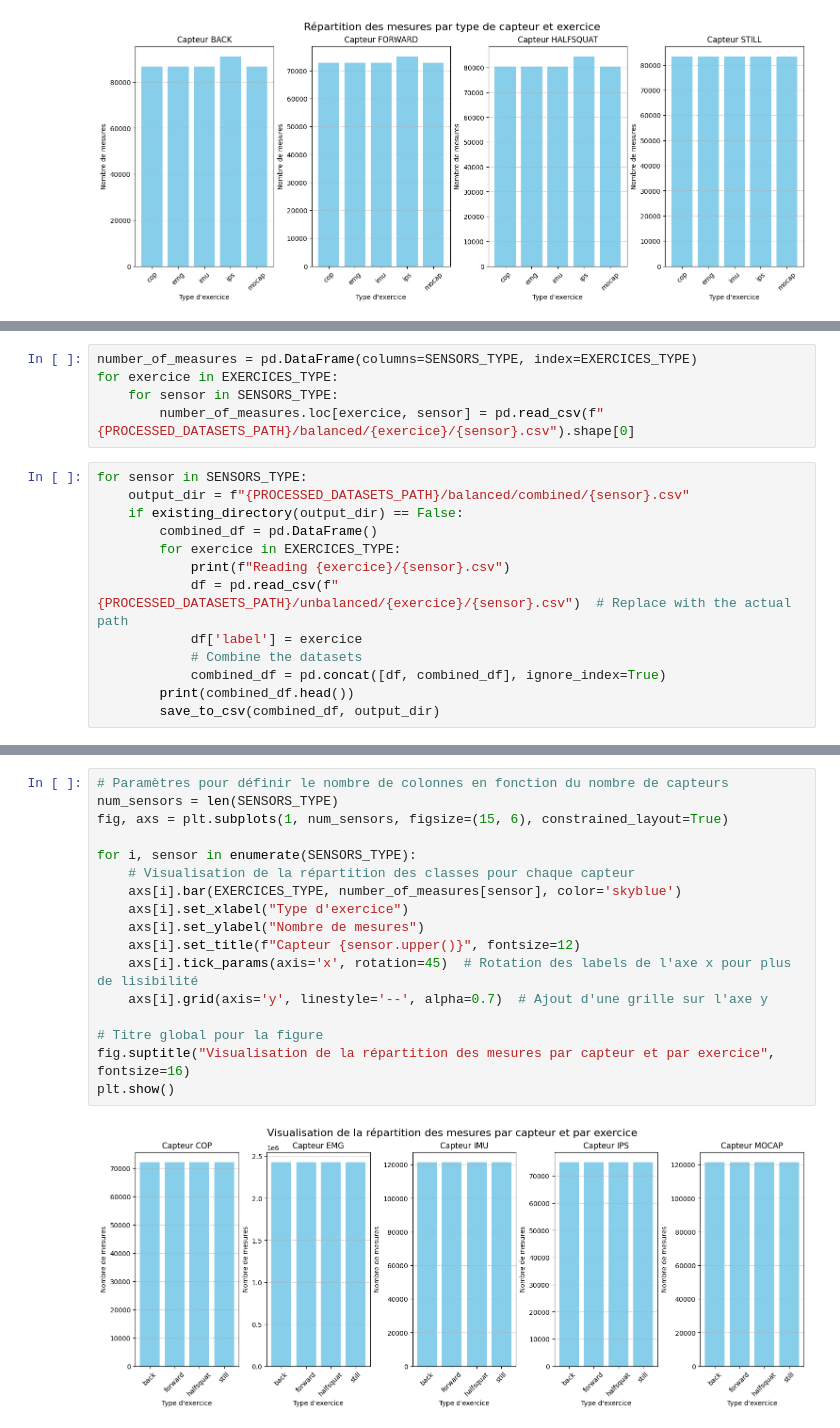
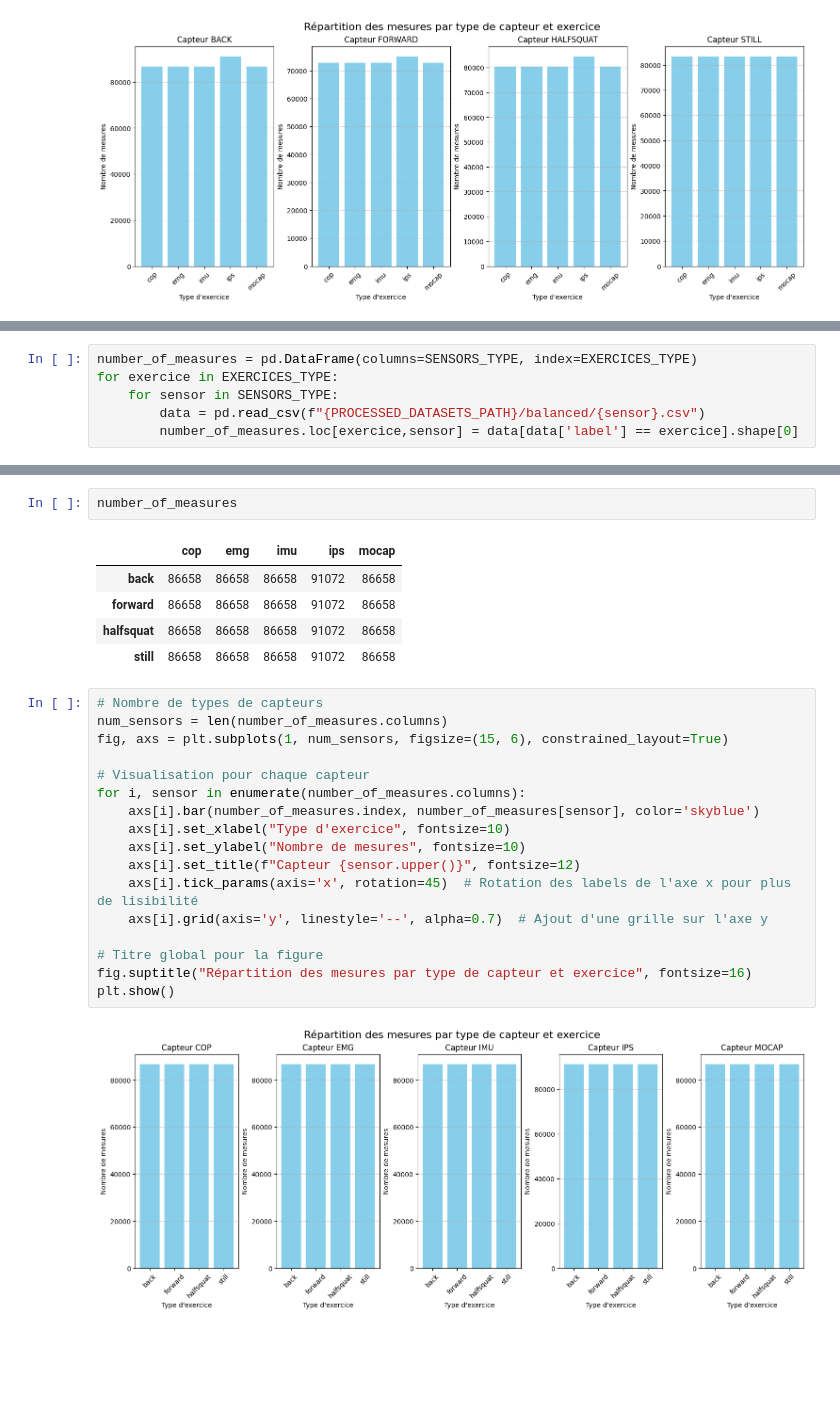
Before and after one commit to Florian-DAUVERGNE/Projet_Architectures_de_traitement_complexes, a Jupyter notebook: projet.ipynb, the cells around one changed output, grey strips where cells are left out. Saved outputs shown, nothing was run; the diff lists cells and outputs as text; blank space fills up the shorter version.

```diff
--- a/projet.ipynb
+++ b/projet.ipynb
@@ -254,17 +240,5 @@ Saved still to mocap.csv
 number_of_measures = pd.DataFrame(columns=SENSORS_TYPE, index=EXERCICES_TYPE)
 for exercice in EXERCICES_TYPE:
     for sensor in SENSORS_TYPE:
-        number_of_measures.loc[exercice, sensor] = pd.read_csv(f"{PROCESSED_DATASETS_PATH}/balanced/{exercice}/{sensor}.csv").shape[0]
+        data = pd.read_csv(f"{PROCESSED_DATASETS_PATH}/balanced/{sensor}.csv")
+        number_of_measures.loc[exercice,sensor] = data[data['label'] == exercice].shape[0]
-# %%
-for sensor in SENSORS_TYPE:
-    output_dir = f"{PROCESSED_DATASETS_PATH}/balanced/combined/{sensor}.csv"
-    if existing_directory(output_dir) == False:
-        combined_df = pd.DataFrame()
-        for exercice in EXERCICES_TYPE:
-            print(f"Reading {exercice}/{sensor}.csv")
-            df = pd.read_csv(f"{PROCESSED_DATASETS_PATH}/unbalanced/{exercice}/{sensor}.csv")  # Replace with the actual path
-            df['label'] = exercice
-            # Combine the datasets
-            combined_df = pd.concat([df, combined_df], ignore_index=True)
-        print(combined_df.head())
-        save_to_csv(combined_df, output_dir)
@@ -289,19 +245,27 @@ Reading still/cop.csv
+# %%
+number_of_measures
+# %% [output]
+|  | cop | emg | imu | ips | mocap |
+| back | 86658 | 86658 | 86658 | 91072 | 86658 |
+| forward | 86658 | 86658 | 86658 | 91072 | 86658 |
+| halfsquat | 86658 | 86658 | 86658 | 91072 | 86658 |
+| still | 86658 | 86658 | 86658 | 91072 | 86658 |
 # %%
-# Paramètres pour définir le nombre de colonnes en fonction du nombre de capteurs
-num_sensors = len(SENSORS_TYPE)
+# Nombre de types de capteurs
+num_sensors = len(number_of_measures.columns)
 fig, axs = plt.subplots(1, num_sensors, figsize=(15, 6), constrained_layout=True)
 
-for i, sensor in enumerate(SENSORS_TYPE):
-    # Visualisation de la répartition des classes pour chaque capteur
-    axs[i].bar(EXERCICES_TYPE, number_of_measures[sensor], color='skyblue')
-    axs[i].set_xlabel("Type d'exercice")
-    axs[i].set_ylabel("Nombre de mesures")
+# Visualisation pour chaque capteur
+for i, sensor in enumerate(number_of_measures.columns):
+    axs[i].bar(number_of_measures.index, number_of_measures[sensor], color='skyblue')
+    axs[i].set_xlabel("Type d'exercice", fontsize=10)
+    axs[i].set_ylabel("Nombre de mesures", fontsize=10)
     axs[i].set_title(f"Capteur {sensor.upper()}", fontsize=12)
     axs[i].tick_params(axis='x', rotation=45)  # Rotation des labels de l'axe x pour plus de lisibilité
     axs[i].grid(axis='y', linestyle='--', alpha=0.7)  # Ajout d'une grille sur l'axe y
 
 # Titre global pour la figure
-fig.suptitle("Visualisation de la répartition des mesures par capteur et par exercice", fontsize=16)
+fig.suptitle("Répartition des mesures par type de capteur et exercice", fontsize=16)
 plt.show()
 # %% [output]
-[figure, old version]
+[figure, new version]
```
Also changed, not shown: parts of 20 cells of this notebook.
